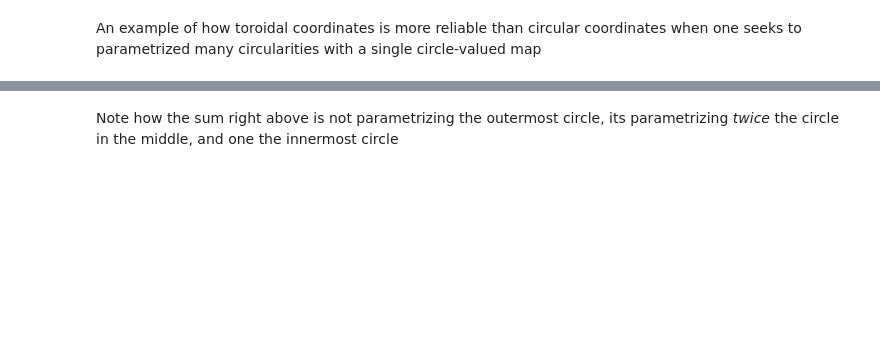
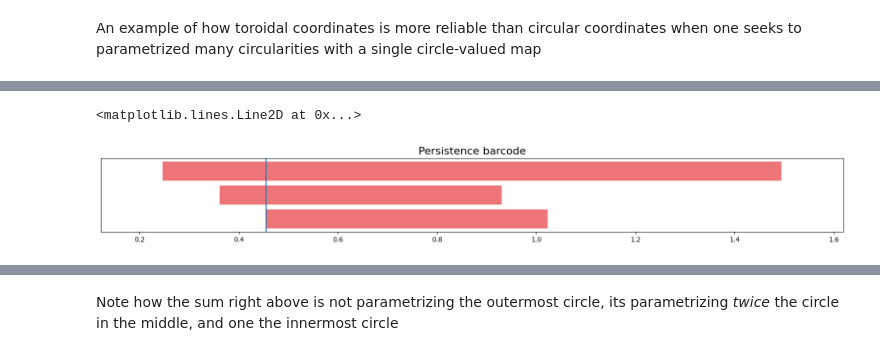
Before and after one commit to scikit-tda/DREiMac, a Jupyter notebook: notebooks/bullseye.ipynb, the cells around one changed output, grey strips where cells are left out. Saved outputs shown, nothing was run; the diff lists cells and outputs as text; code cells hidden in the pictures; blank space fills up the shorter version.

```diff
--- a/notebooks/bullseye.ipynb
+++ b/notebooks/bullseye.ipynb
@@ -36,0 +46,11 @@ plot_diagrams(tc.dgms_)
+# %%
+import gudhi
+import matplotlib.pyplot as plt
+pd = tc.dgms_[1]
+fig = plt.figure(figsize=(20,2))
+_ = gudhi.plot_persistence_barcode(pd, max_intervals=3, axes=fig.gca() )
+plt.axvline(x=tc.threshold_)
+plt.axvline(x=tc.coverage_, c="red")
+# %% [output]
+<matplotlib.lines.Line2D at 0x...>
+[figure, added]
```
Also changed, not shown: parts of 15 cells of this notebook, 10 other files.
